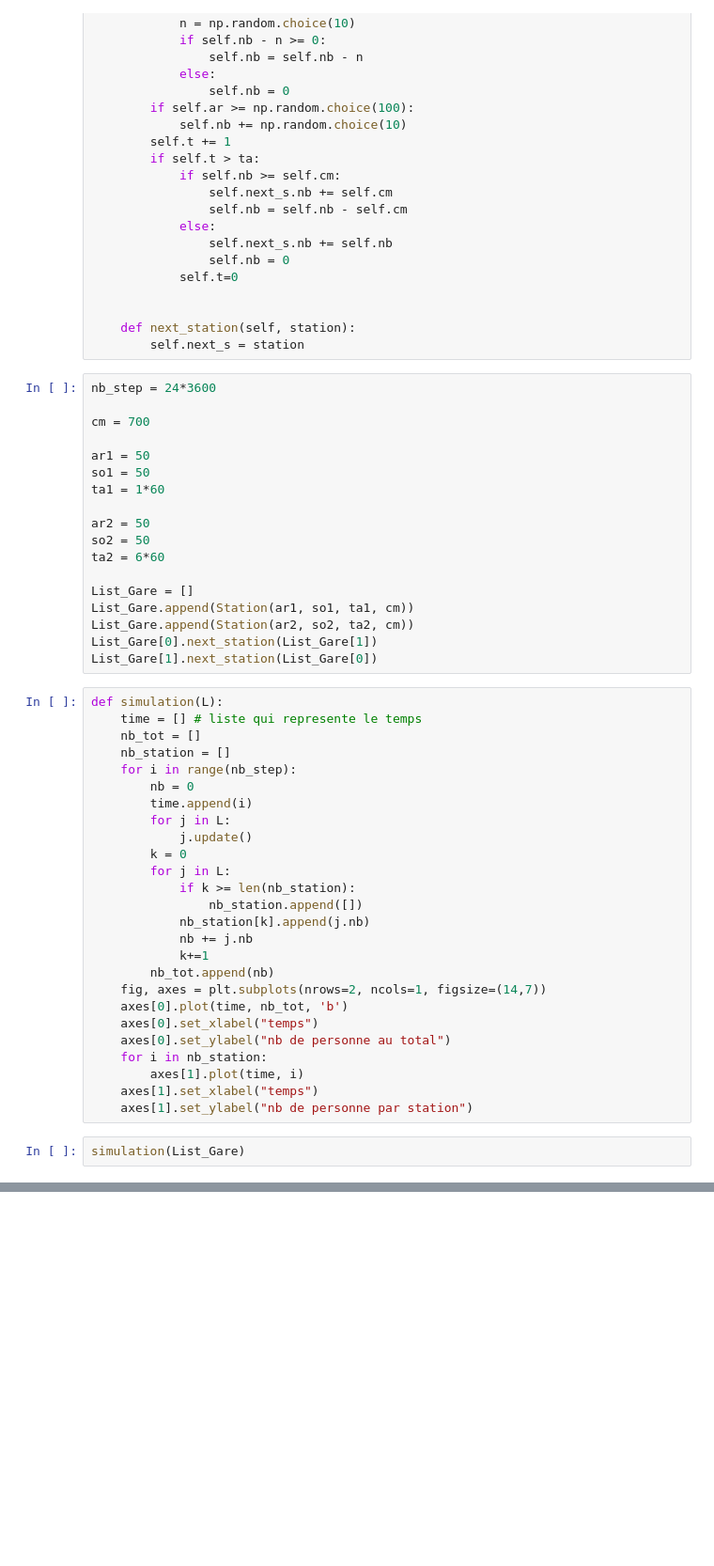
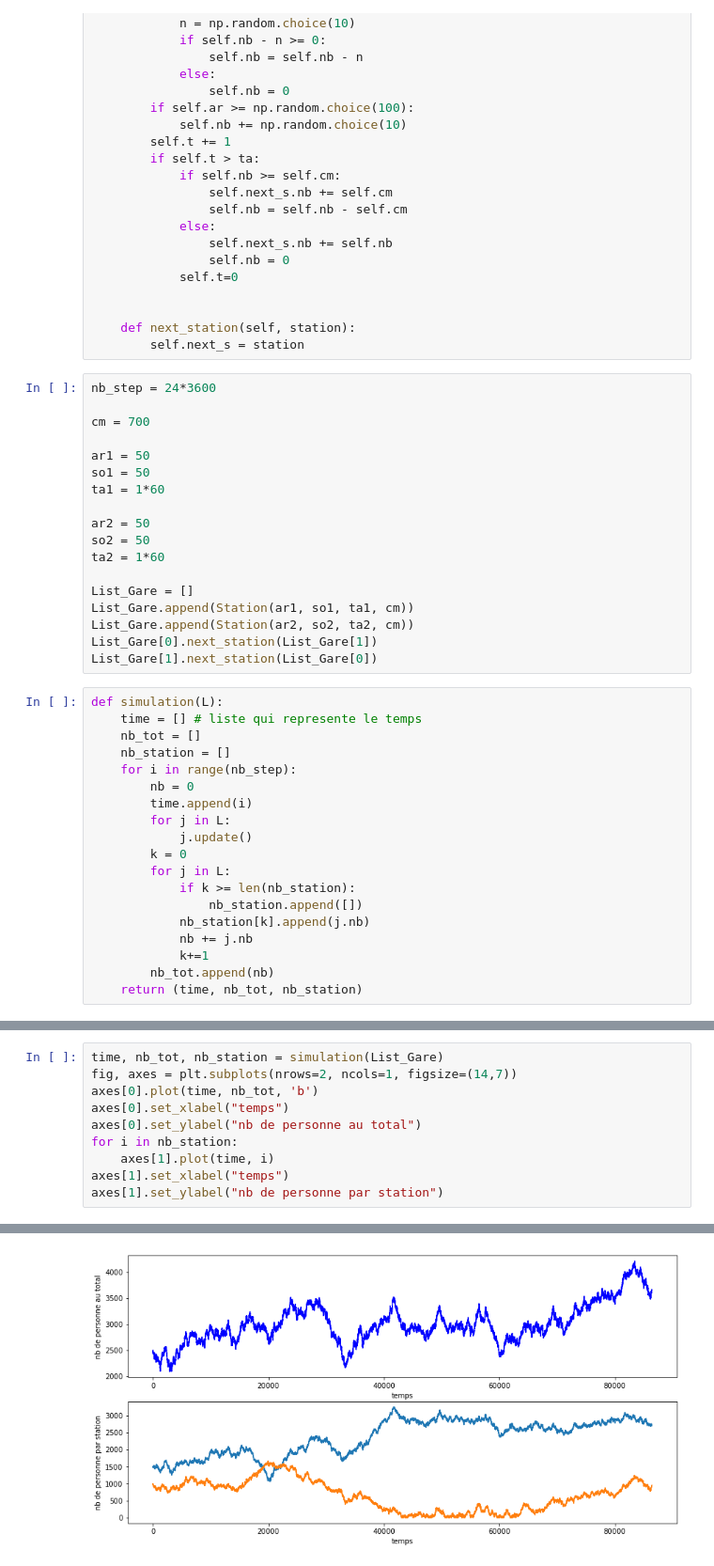
Before and after one commit to are00dynamic-2018/RATP_Project, a Jupyter notebook: src/RATP_notebook.ipynb, the cells around one changed output, grey strips where cells are left out. Shown: that part at 94% size. Cells and saved outputs as stored; diff of their text form; blank space fills up the shorter version.

Commit message:
[NOTEBOOK][UPDATE] change simulataion method of class to return a couple (time, nb_tot, nb_station)

```diff
--- a/src/RATP_notebook.ipynb
+++ b/src/RATP_notebook.ipynb
@@ -86,7 +86,7 @@ ta1 = 1*60
 
 ar2 = 50
 so2 = 50
-ta2 = 6*60
+ta2 = 1*60
 
 List_Gare = []
 List_Gare.append(Station(ar1, so1, ta1, cm))
@@ -111,13 +111,4 @@ def simulation(L):
             nb += j.nb
             k+=1
         nb_tot.append(nb)
-    fig, axes = plt.subplots(nrows=2, ncols=1, figsize=(14,7))
-    axes[0].plot(time, nb_tot, 'b')
-    axes[0].set_xlabel("temps")
-    axes[0].set_ylabel("nb de personne au total")
-    for i in nb_station:
-        axes[1].plot(time, i)
-    axes[1].set_xlabel("temps")
-    axes[1].set_ylabel("nb de personne par station")
+    return (time, nb_tot, nb_station)
-# %%
-simulation(List_Gare)
@@ -125,0 +115,11 @@ simulation(List_Gare)
+# %%
+time, nb_tot, nb_station = simulation(List_Gare)
+fig, axes = plt.subplots(nrows=2, ncols=1, figsize=(14,7))
+axes[0].plot(time, nb_tot, 'b')
+axes[0].set_xlabel("temps")
+axes[0].set_ylabel("nb de personne au total")
+for i in nb_station:
+    axes[1].plot(time, i)
+axes[1].set_xlabel("temps")
+axes[1].set_ylabel("nb de personne par station")
+# %% [output]
@@ -125,0 +127 @@ simulation(List_Gare)
+[figure, added]
```
Also changed, not shown: parts of 2 cells of this notebook.
